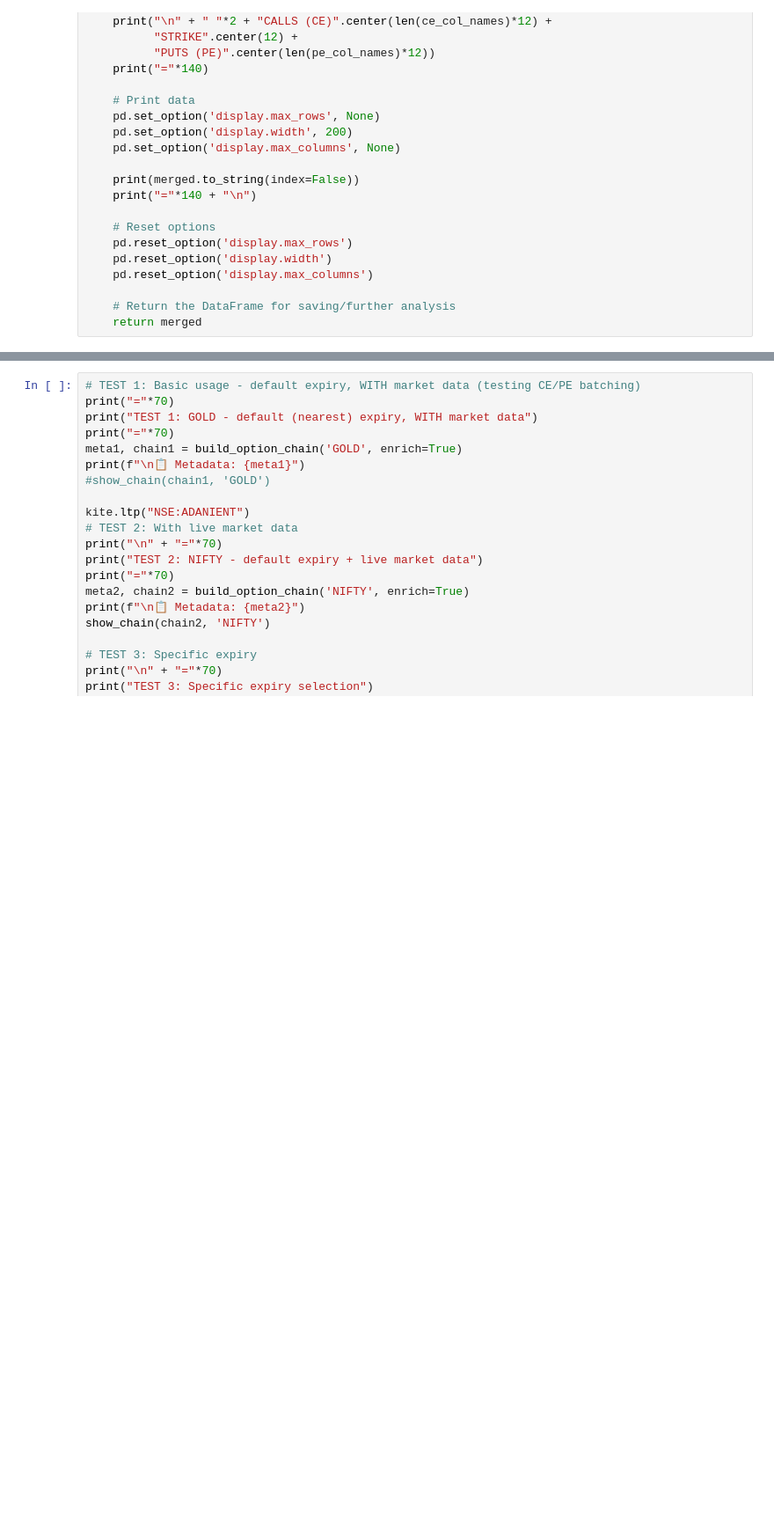
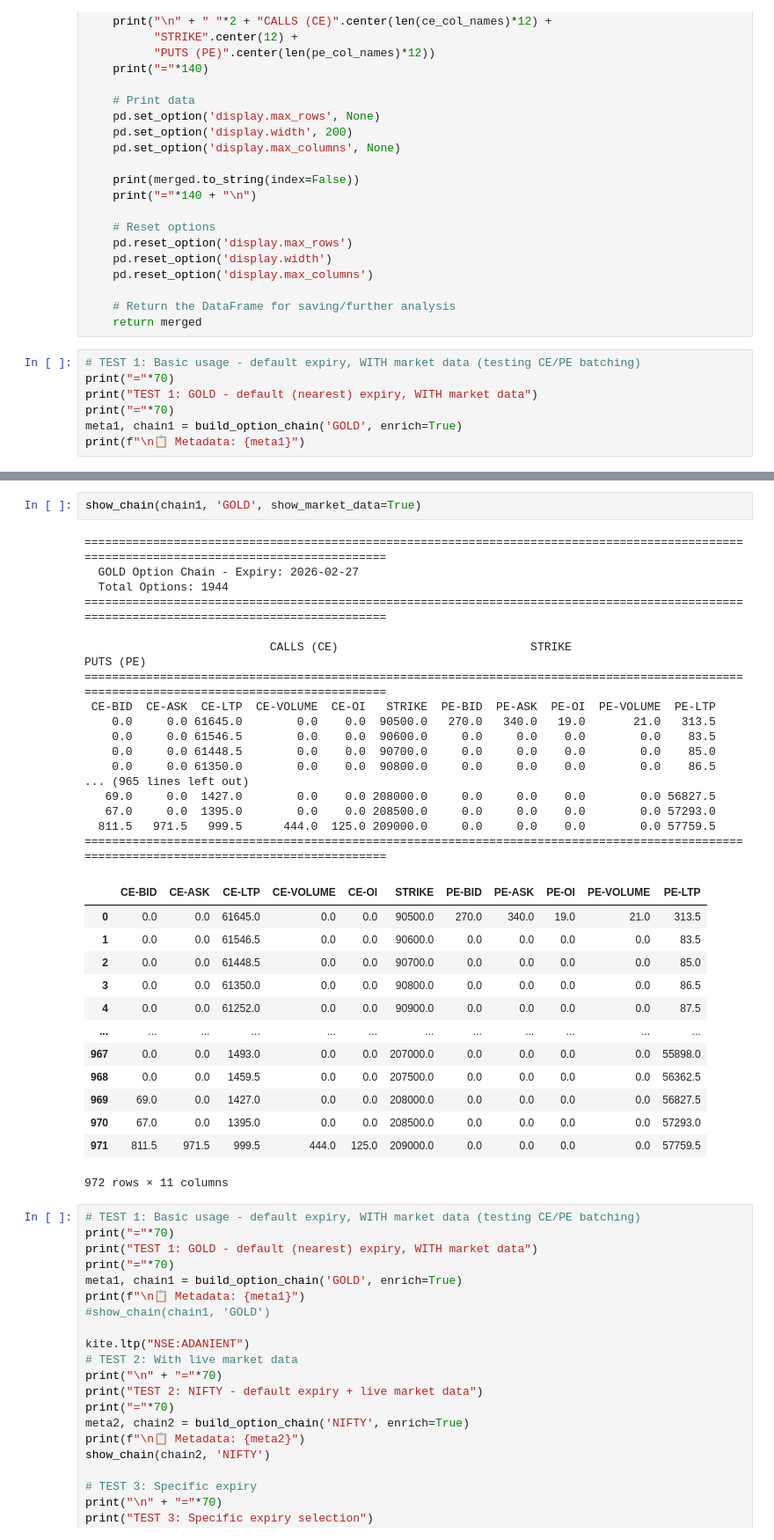
Before and after one commit to sathyakumarnandakumar-cmyk/project-pykite, a Jupyter notebook: tests.ipynb, the cells around one changed output, grey strips where cells are left out. Shown at 88% size. Saved outputs shown, nothing was run; the diff lists cells and outputs as text; blank space fills up the shorter version.

```diff
--- a/tests.ipynb
+++ b/tests.ipynb
@@ -777,3 +769,10 @@ def show_chain(chain, name, show_market_data=False):
 
     # Return the DataFrame for saving/further analysis
     return merged
+# %%
+# TEST 1: Basic usage - default expiry, WITH market data (testing CE/PE batching)
+print("="*70)
+print("TEST 1: GOLD - default (nearest) expiry, WITH market data")
+print("="*70)
+meta1, chain1 = build_option_chain('GOLD', enrich=True)
+print(f"\n📋 Metadata: {meta1}")
@@ -780,3 +797,36 @@ def show_chain(chain, name, show_market_data=False):
+# %%
+show_chain(chain1, 'GOLD', show_market_data=True)
+# %% [output]
+============================================================================================================================================
+  GOLD Option Chain - Expiry: 2026-02-27
+  Total Options: 1944
+============================================================================================================================================
+
+                           CALLS (CE)                            STRIKE                            PUTS (PE)
+============================================================================================================================================
+ CE-BID  CE-ASK  CE-LTP  CE-VOLUME  CE-OI   STRIKE  PE-BID  PE-ASK  PE-OI  PE-VOLUME  PE-LTP
+    0.0     0.0 61645.0        0.0    0.0  90500.0   270.0   340.0   19.0       21.0   313.5
+    0.0     0.0 61546.5        0.0    0.0  90600.0     0.0     0.0    0.0        0.0    83.5
+    0.0     0.0 61448.5        0.0    0.0  90700.0     0.0     0.0    0.0        0.0    85.0
+    0.0     0.0 61350.0        0.0    0.0  90800.0     0.0     0.0    0.0        0.0    86.5
+... (965 lines left out)
+   69.0     0.0  1427.0        0.0    0.0 208000.0     0.0     0.0    0.0        0.0 56827.5
+   67.0     0.0  1395.0        0.0    0.0 208500.0     0.0     0.0    0.0        0.0 57293.0
+  811.5   971.5   999.5      444.0  125.0 209000.0     0.0     0.0    0.0        0.0 57759.5
+============================================================================================================================================
+|  | CE-BID | CE-ASK | CE-LTP | CE-VOLUME | CE-OI | STRIKE | PE-BID | PE-ASK | PE-OI | PE-VOLUME | PE-LTP |
+| 0 | 0.0 | 0.0 | 61645.0 | 0.0 | 0.0 | 90500.0 | 270.0 | 340.0 | 19.0 | 21.0 | 313.5 |
+| 1 | 0.0 | 0.0 | 61546.5 | 0.0 | 0.0 | 90600.0 | 0.0 | 0.0 | 0.0 | 0.0 | 83.5 |
+| 2 | 0.0 | 0.0 | 61448.5 | 0.0 | 0.0 | 90700.0 | 0.0 | 0.0 | 0.0 | 0.0 | 85.0 |
+| 3 | 0.0 | 0.0 | 61350.0 | 0.0 | 0.0 | 90800.0 | 0.0 | 0.0 | 0.0 | 0.0 | 86.5 |
+| 4 | 0.0 | 0.0 | 61252.0 | 0.0 | 0.0 | 90900.0 | 0.0 | 0.0 | 0.0 | 0.0 | 87.5 |
+| ... | ... | ... | ... | ... | ... | ... | ... | ... | ... | ... | ... |
+| 967 | 0.0 | 0.0 | 1493.0 | 0.0 | 0.0 | 207000.0 | 0.0 | 0.0 | 0.0 | 0.0 | 55898.0 |
+| 968 | 0.0 | 0.0 | 1459.5 | 0.0 | 0.0 | 207500.0 | 0.0 | 0.0 | 0.0 | 0.0 | 56362.5 |
+| 969 | 69.0 | 0.0 | 1427.0 | 0.0 | 0.0 | 208000.0 | 0.0 | 0.0 | 0.0 | 0.0 | 56827.5 |
+| 970 | 67.0 | 0.0 | 1395.0 | 0.0 | 0.0 | 208500.0 | 0.0 | 0.0 | 0.0 | 0.0 | 57293.0 |
+| 971 | 811.5 | 971.5 | 999.5 | 444.0 | 125.0 | 209000.0 | 0.0 | 0.0 | 0.0 | 0.0 | 57759.5 |
+972 rows × 11 columns
 # %%
 # TEST 1: Basic usage - default expiry, WITH market data (testing CE/PE batching)
 print("="*70)
```
Also changed, not shown: parts of 18 cells of this notebook.
